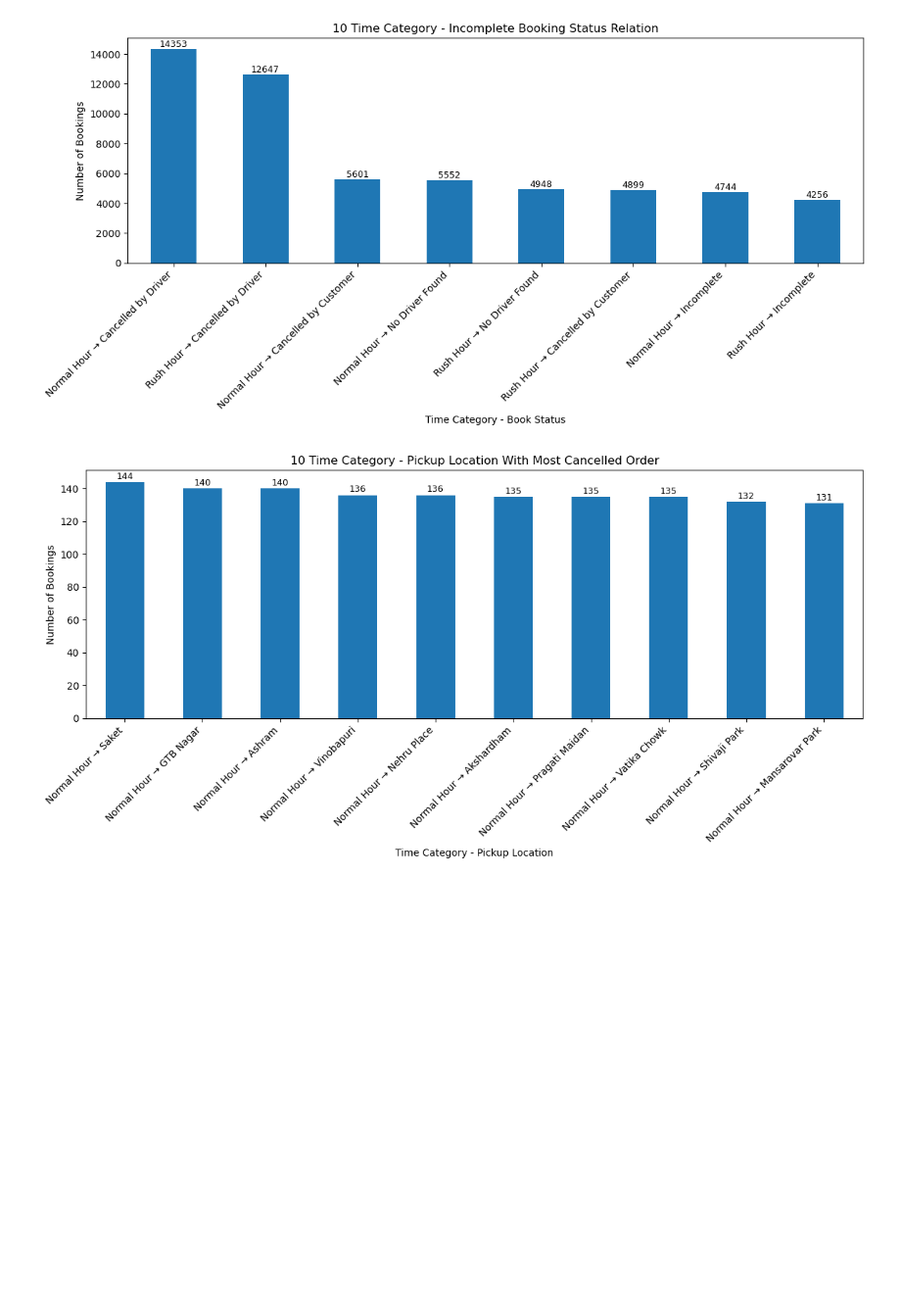
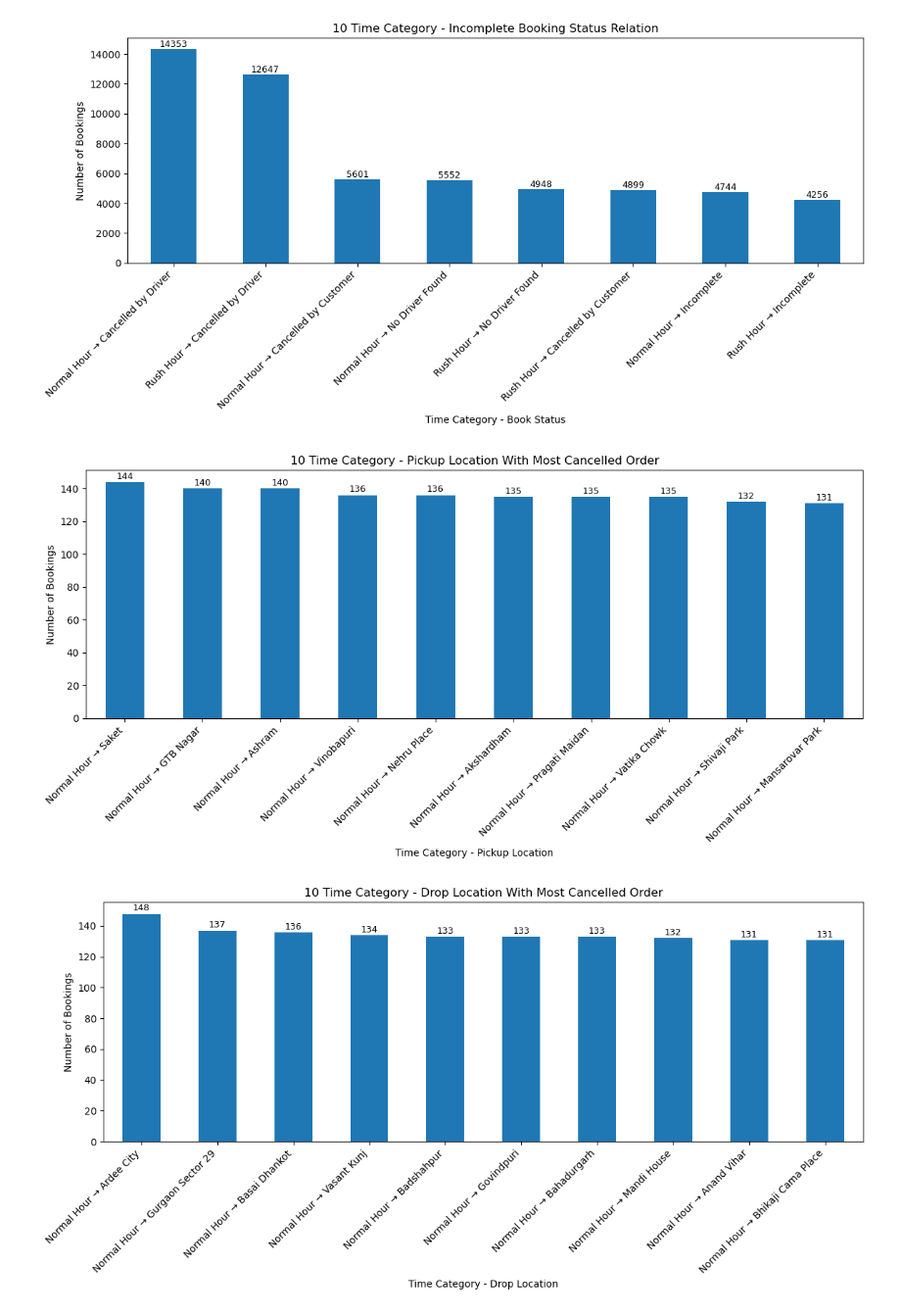
Before and after one commit to FlazeFy2/DS-Uber_Data_Analytics_Dashboard, a Jupyter notebook: exploratory data analysis-bar.ipynb, the cells around one changed output. Shown at 98% size. Saved outputs shown, nothing was run; the diff lists cells and outputs as text; code cells hidden in the pictures; blank space fills up the shorter version.

Commit message:
[DS] Exploratory Data Analysis (EDA) - Bar Chart 10 Time Category - Pickup / Drop Location With Most Cancelled Order

```diff
--- a/exploratory data analysis-bar.ipynb
+++ b/exploratory data analysis-bar.ipynb
@@ -239,42 +239,46 @@ plt.show()
 # %%
 import pandas as pd
 import matplotlib.pyplot as plt
 
 # Dataset
-# Exploratory Data Analysis (EDA) - Bar Chart 10 Time Category - Pickup Location With Most Cancelled Order
+# Exploratory Data Analysis (EDA) - Bar Chart 10 Time Category - Pickup / Drop Location With Most Cancelled Order
 df = pd.read_csv("ncr_ride_bookings.csv")
 
-# Convert Time to datetime
-df["Hour"] = pd.to_datetime(df["Time"], format="%H:%M:%S").dt.hour
+target_col = ['Pickup Location','Drop Location']
 
-# Convert Hour to Time Category
-def categorize_time(hour):
-    if (6 <= hour < 9) or (16 <= hour < 21):
-        return "Rush Hour"
-    else:
-        return "Normal Hour"
+for dt in target_col:
+    # Convert Time to datetime
+    df["Hour"] = pd.to_datetime(df["Time"], format="%H:%M:%S").dt.hour
 
-df["Time Category"] = df["Hour"].apply(categorize_time)
+    # Convert Hour to Time Category
+    def categorize_time(hour):
+        if (6 <= hour < 9) or (16 <= hour < 21):
+            return "Rush Hour"
+        else:
+            return "Normal Hour"
 
-# Remove Completed Booking
-df = df[(df["Booking Status"] == "Cancelled by Driver") | (df["Booking Status"] == "Cancelled by Customer")]
-# Count and order bookings
-df["Time Category - Pickup Location"] = df['Time Category'] + " → " + df['Pickup Location']
+    df["Time Category"] = df["Hour"].apply(categorize_time)
 
-# Count bookings
-trip_counts = df["Time Category - Pickup Location"].value_counts().head(10)
+    # Remove Completed Booking
+    df = df[(df["Booking Status"] == "Cancelled by Driver") | (df["Booking Status"] == "Cancelled by Customer")]
+    # Count and order bookings
+    df[f"Time Category - {dt}"] = df['Time Category'] + " → " + df[dt]
 
-# Bar Chart
-plt.figure(figsize=(12, 6))
-trip_counts.plot.bar()
-# Add labels
-for i, value in enumerate(trip_counts):
-    plt.text(i, value + 0.5, str(value), ha='center', va='bottom', fontsize=9)
-plt.title("10 Time Category - Pickup Location With Most Cancelled Order")
-plt.xlabel("Time Category - Pickup Location")
-plt.ylabel("Number of Bookings")
-plt.xticks(rotation=45, ha='right')
-plt.tight_layout()
-plt.show()
+    # Count bookings
+    trip_counts = df[f"Time Category - {dt}"].value_counts().head(10)
+
+    # Bar Chart
+    plt.figure(figsize=(12, 6))
+    trip_counts.plot.bar()
+    # Add labels
+    for i, value in enumerate(trip_counts):
+        plt.text(i, value + 0.5, str(value), ha='center', va='bottom', fontsize=9)
+    plt.title(f"10 Time Category - {dt} With Most Cancelled Order")
+    plt.xlabel(f"Time Category - {dt}")
+    plt.ylabel("Number of Bookings")
+    plt.xticks(rotation=45, ha='right')
+    plt.tight_layout()
+    plt.show()
 # %% [output]
 [figure]
+[figure, added]
```
